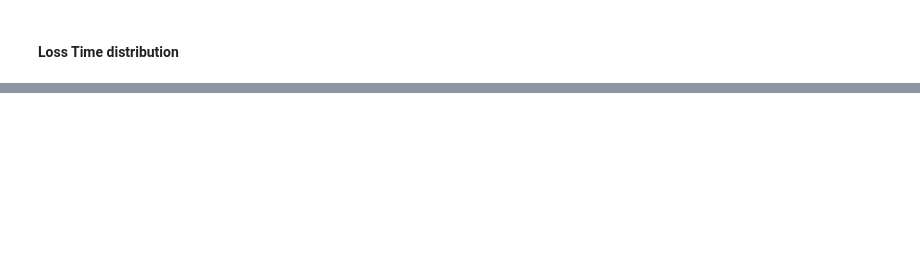
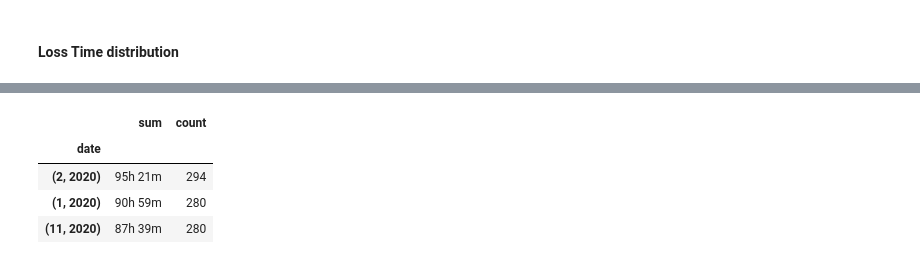
Before and after one commit to RALEx147/league, a Jupyter notebook: league.ipynb, the cells around one changed output, grey strips where cells are left out. Saved outputs shown, nothing was run; the diff lists cells and outputs as text; code cells hidden in the pictures; blank space fills up the shorter version.

```diff
--- a/league.ipynb
+++ b/league.ipynb
@@ -105,0 +278,8 @@ wr(df[df.teamcomp.apply(lambda x: "Zed" in x)])
+# %%
+game_in_timeframe(all, timeframe="Month")
+# %% [output]
+|  | sum | count |
+| date |  |  |
+| (2, 2020) | 95h 21m | 294 |
+| (1, 2020) | 90h 59m | 280 |
+| (11, 2020) | 87h 39m | 280 |
```
Also changed, not shown: parts of 46 cells of this notebook, 3 other files.
